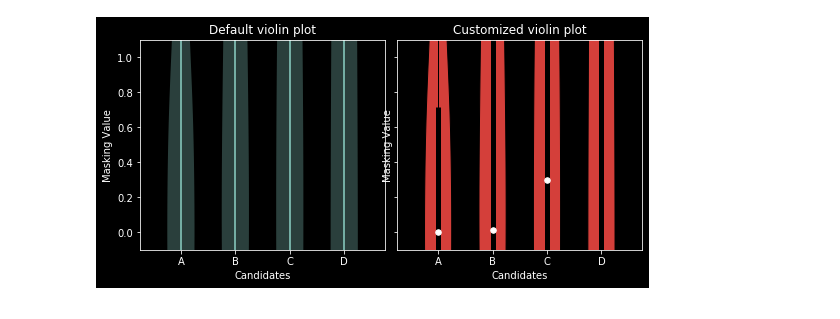
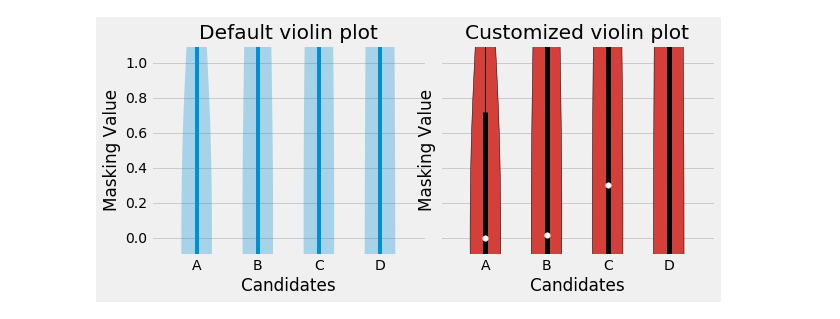
Before and after one commit to maichmueller/CausalPy, a Jupyter notebook: examples/violin_plot.ipynb, the cells around one changed output. Cells and saved outputs as stored; diff of their text form; code cells hidden in the pictures.

```diff
--- a/examples/violin_plot.ipynb
+++ b/examples/violin_plot.ipynb
@@ -1,6 +1,6 @@
 # %%
 import matplotlib.pyplot as plt
-plt.style.use('dark_background')
+plt.style.use('fivethirtyeight')
 import numpy as np
 
 
@@ -37,34 +37,34 @@ ax1.violinplot(data)
 
 ax2.set_title('Customized violin plot')
 parts = ax2.violinplot(
         data, showmeans=False, showmedians=False,
         showextrema=False)
 
 for pc in parts['bodies']:
     pc.set_facecolor('#D43F3A')
     pc.set_edgecolor('black')
     pc.set_alpha(1)
 
 quartile1, medians, quartile3 = np.percentile(data, [25, 50, 75], axis=1)
 whiskers = np.array([
     adjacent_values(sorted_array, q1, q3)
     for sorted_array, q1, q3 in zip(data, quartile1, quartile3)])
 whiskersMin, whiskersMax = whiskers[:, 0], whiskers[:, 1]
 
 inds = np.arange(1, len(medians) + 1)
 ax2.scatter(inds, medians, marker='o', color='white', s=30, zorder=3)
 ax2.vlines(inds, quartile1, quartile3, color='k', linestyle='-', lw=5)
 ax2.vlines(inds, whiskersMin, whiskersMax, color='k', linestyle='-', lw=1)
 
 # set style for the axes
 labels = ['A', 'B', 'C', 'D']
 for ax in [ax1, ax2]:
     set_axis_style(ax, labels)
 
 plt.subplots_adjust(bottom=0.15, wspace=0.05)
 plt.show()
 # %% [output]
-[figure, old version]
+[figure, new version]
 # %%
 import pandas as pd
 import os
```
Also changed, not shown: parts of 2 cells of this notebook, 9 other files.
